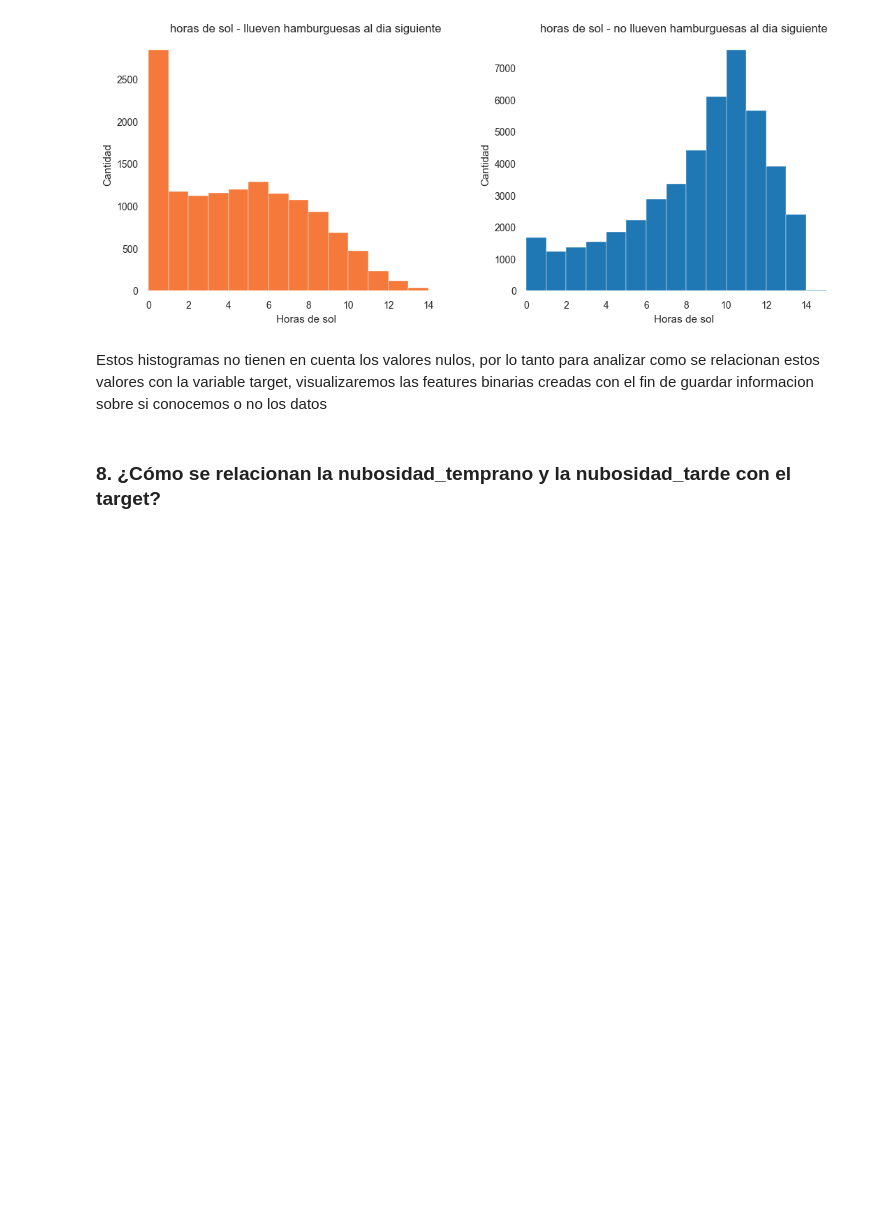
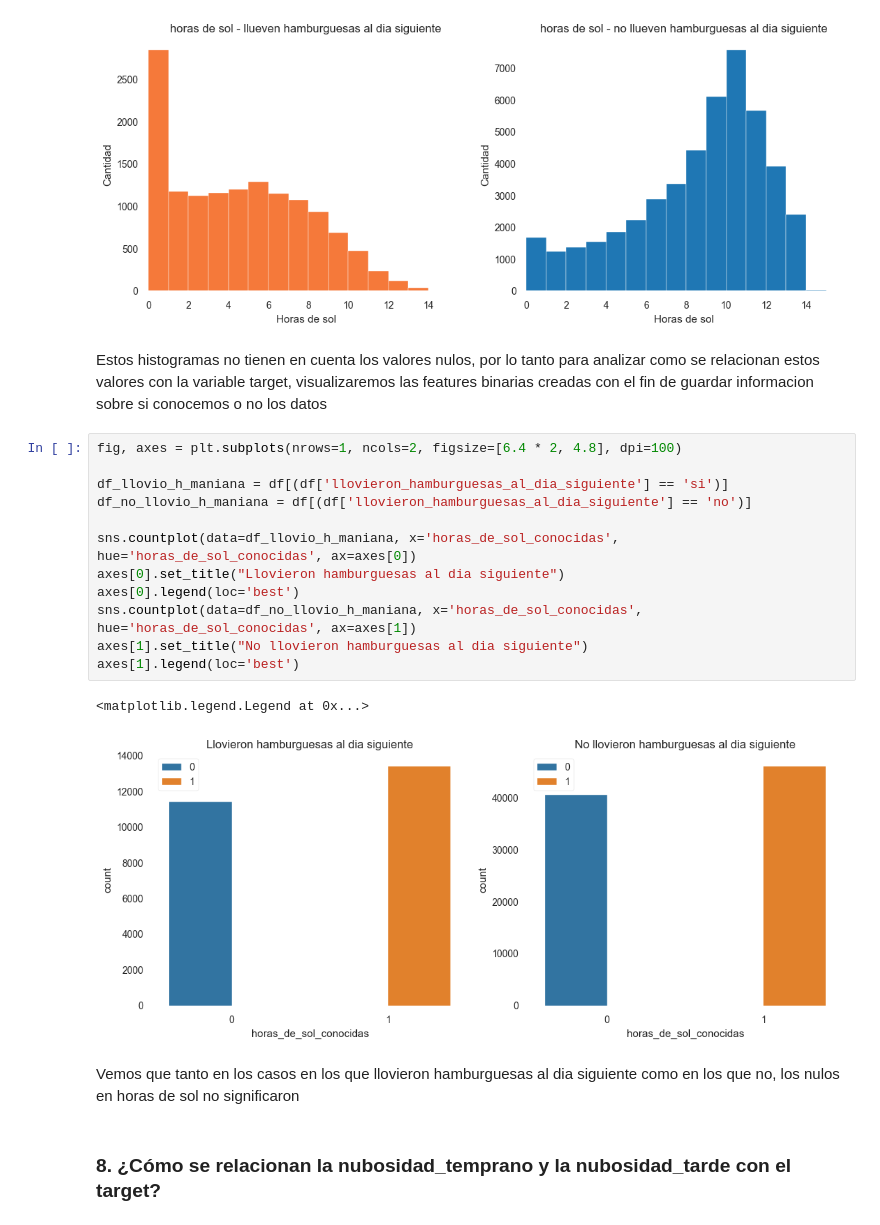
Before and after one commit to juan-roussilian/7506-Organizacion-de-Datos, a Jupyter notebook: tp1_pt1.ipynb, the cells around one changed output. Drawn from its saved outputs; the diff is of its cells as text; blank space fills up the shorter version.

Commit message:
Barplot para ver si los casos donde la variable horas_de_sol es nula afectan a la feature target

```diff
--- a/tp1_pt1.ipynb
+++ b/tp1_pt1.ipynb
@@ -367,6 +367,23 @@ plt.show()
 [figure]
 # %% [markdown]
 Estos histogramas no tienen en cuenta los valores nulos, por lo tanto para analizar como se relacionan estos valores con la variable target, visualizaremos las features binarias creadas con el fin de guardar informacion sobre si conocemos o no los datos
+# %%
+fig, axes = plt.subplots(nrows=1, ncols=2, figsize=[6.4 * 2, 4.8], dpi=100)
+
+df_llovio_h_maniana = df[(df['llovieron_hamburguesas_al_dia_siguiente'] == 'si')]
+df_no_llovio_h_maniana = df[(df['llovieron_hamburguesas_al_dia_siguiente'] == 'no')]
+
+sns.countplot(data=df_llovio_h_maniana, x='horas_de_sol_conocidas', hue='horas_de_sol_conocidas', ax=axes[0])
+axes[0].set_title("Llovieron hamburguesas al dia siguiente")
+axes[0].legend(loc='best')
+sns.countplot(data=df_no_llovio_h_maniana, x='horas_de_sol_conocidas', hue='horas_de_sol_conocidas', ax=axes[1])
+axes[1].set_title("No llovieron hamburguesas al dia siguiente")
+axes[1].legend(loc='best')
+# %% [output]
+<matplotlib.legend.Legend at 0x...>
+[figure, added]
+# %% [markdown]
+Vemos que tanto en los casos en los que llovieron hamburguesas al dia siguiente como en los que no, los nulos en horas de sol no significaron
 # %% [markdown]
 ### 8. ¿Cómo se relacionan la nubosidad_temprano y la nubosidad_tarde con el target?
 # %%
```
Also changed, not shown: parts of 1 cell of this notebook.
